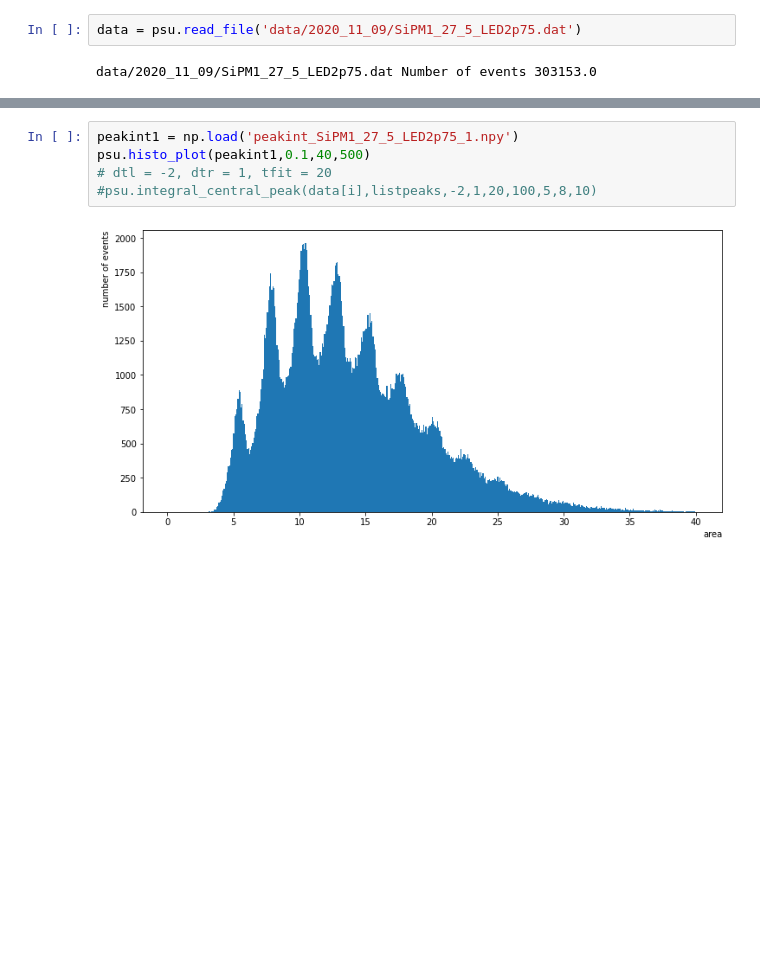
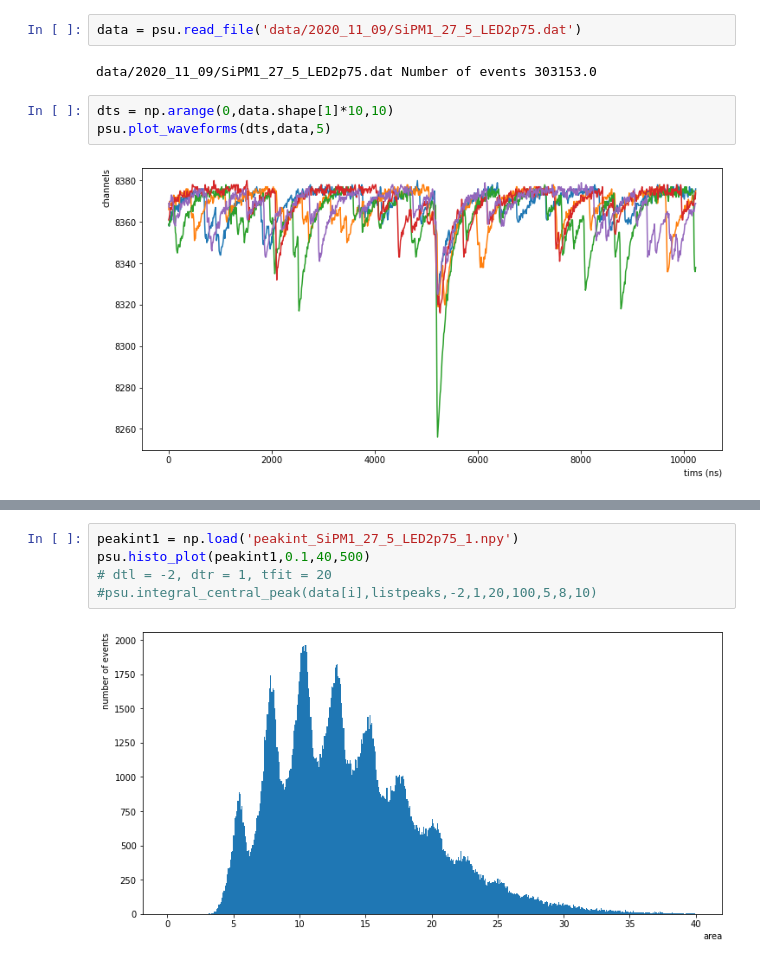
Before and after one commit to valerioda/abalone, a Jupyter notebook: process_sipm_signals.ipynb, the cells around one changed output, grey strips where cells are left out. Saved outputs shown, nothing was run; the diff lists cells and outputs as text; blank space fills up the shorter version.

```diff
--- a/process_sipm_signals.ipynb
+++ b/process_sipm_signals.ipynb
@@ -14,4 +14,9 @@ import time
 data = psu.read_file('data/2020_11_09/SiPM1_27_5_LED2p75.dat')
 # %% [output]
 data/2020_11_09/SiPM1_27_5_LED2p75.dat Number of events 303153.0
+# %%
+dts = np.arange(0,data.shape[1]*10,10)
+psu.plot_waveforms(dts,data,5)
+# %% [output]
+[figure, added]
 # %%
```
Also changed, not shown: parts of 1 cell of this notebook, 17 other files.
